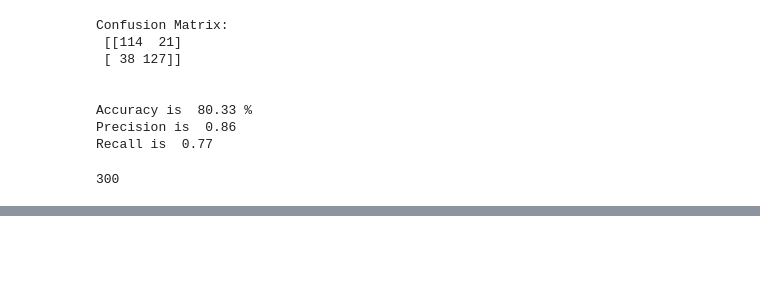
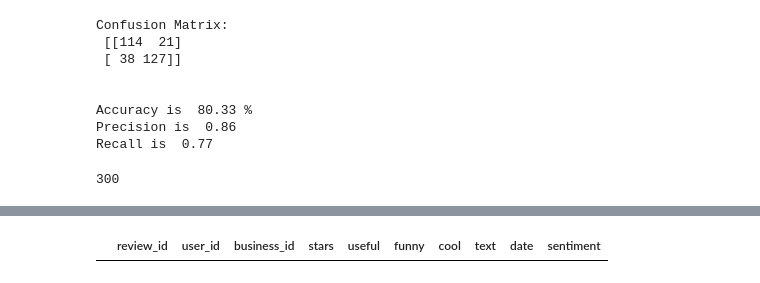
Before and after one commit to edmondshao/nlp-ss20-research, a Jupyter notebook: cleaned-yelp/idk.ipynb, the cells around one changed output, grey strips where cells are left out. Saved outputs shown, nothing was run; the diff lists cells and outputs as text; code cells hidden in the pictures; blank space fills up the shorter version.

```diff
--- a/cleaned-yelp/idk.ipynb
+++ b/cleaned-yelp/idk.ipynb
@@ -70,3 +92,10 @@ df = pd.DataFrame(columns=columns)
+# %%
+columns_review = ["review_id","user_id","business_id","stars","useful","funny","cool","text","date","sentiment"]
+final_reviews = pd.DataFrame(columns= columns_review)
+# %%
+final_reviews
+# %% [output]
+|  | review_id | user_id | business_id | stars | useful | funny | cool | text | date | sentiment |
 # %%
 for i in range(len(ids)):
     id_curr = ids.iloc[i].id
```
Also changed, not shown: parts of 11 cells of this notebook, 1 other file.
